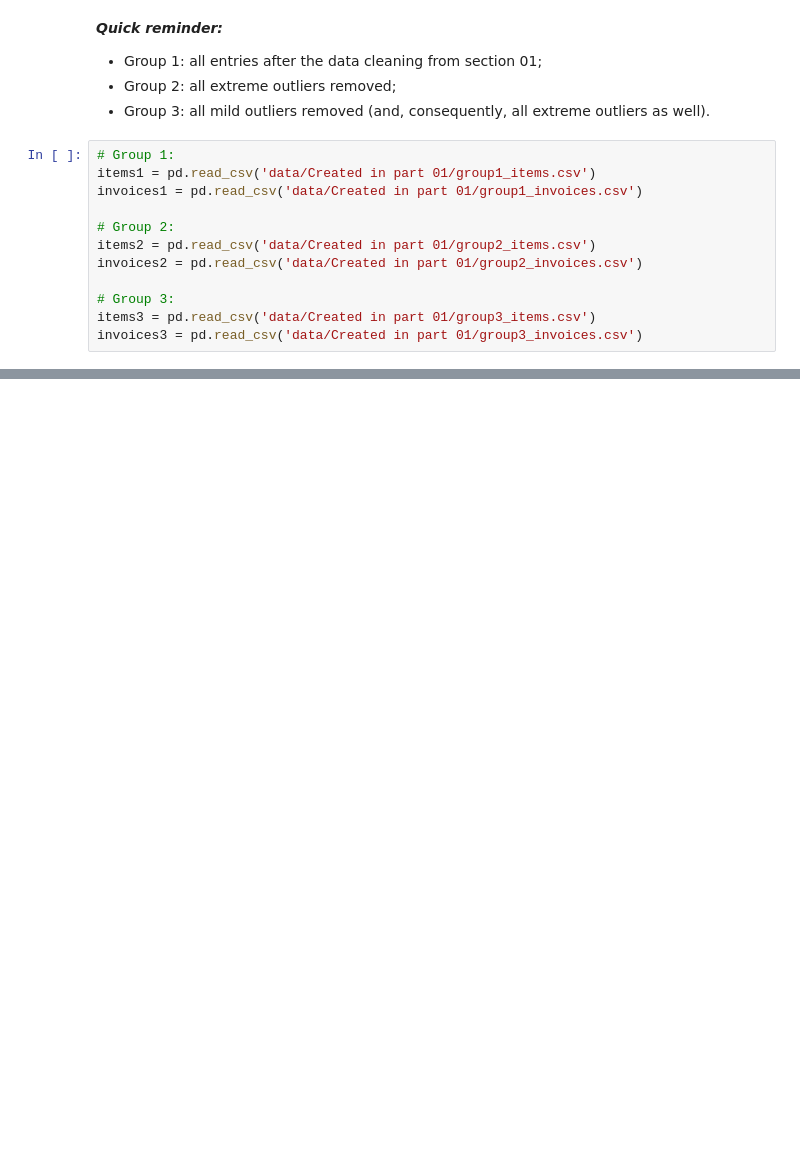
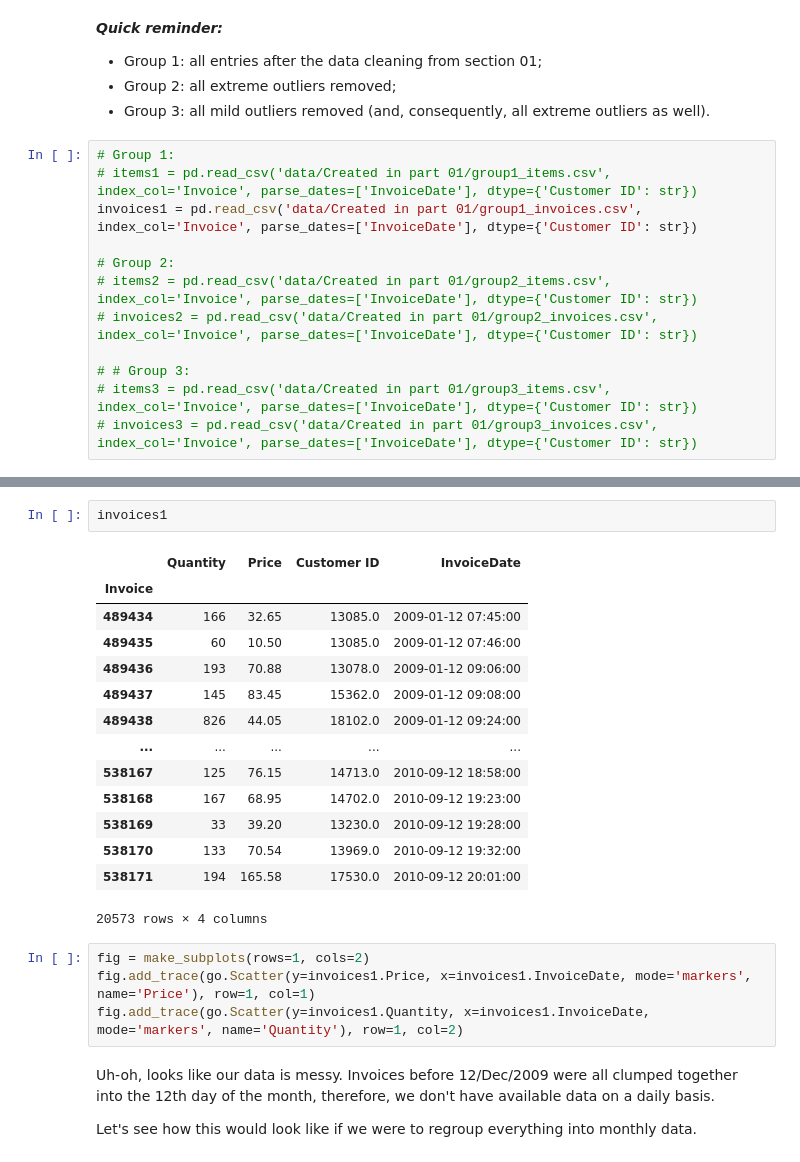
Before and after one commit to igordpm/extracting-insights-from-raw-data, a Jupyter notebook: 02 - Temporal analysis and Streamlit.ipynb, the cells around one changed output, grey strips where cells are left out. Cells and saved outputs as stored; diff of their text form; blank space fills up the shorter version.

Commit message:
feat: monthly visualizations

```diff
--- a/02 - Temporal analysis and Streamlit.ipynb
+++ b/02 - Temporal analysis and Streamlit.ipynb
@@ -11,16 +12,16 @@ from plotly.subplots import make_subplots
 - Group 3: all mild outliers removed (and, consequently, all extreme outliers as well).
 # %%
 # Group 1:
-items1 = pd.read_csv('data/Created in part 01/group1_items.csv')
-invoices1 = pd.read_csv('data/Created in part 01/group1_invoices.csv')
+# items1 = pd.read_csv('data/Created in part 01/group1_items.csv', index_col='Invoice', parse_dates=['InvoiceDate'], dtype={'Customer ID': str})
+invoices1 = pd.read_csv('data/Created in part 01/group1_invoices.csv', index_col='Invoice', parse_dates=['InvoiceDate'], dtype={'Customer ID': str})
 
 # Group 2:
-items2 = pd.read_csv('data/Created in part 01/group2_items.csv')
-invoices2 = pd.read_csv('data/Created in part 01/group2_invoices.csv')
+# items2 = pd.read_csv('data/Created in part 01/group2_items.csv', index_col='Invoice', parse_dates=['InvoiceDate'], dtype={'Customer ID': str})
+# invoices2 = pd.read_csv('data/Created in part 01/group2_invoices.csv', index_col='Invoice', parse_dates=['InvoiceDate'], dtype={'Customer ID': str})
 
-# Group 3:
-items3 = pd.read_csv('data/Created in part 01/group3_items.csv')
-invoices3 = pd.read_csv('data/Created in part 01/group3_invoices.csv')
+# # Group 3:
+# items3 = pd.read_csv('data/Created in part 01/group3_items.csv', index_col='Invoice', parse_dates=['InvoiceDate'], dtype={'Customer ID': str})
+# invoices3 = pd.read_csv('data/Created in part 01/group3_invoices.csv', index_col='Invoice', parse_dates=['InvoiceDate'], dtype={'Customer ID': str})
 # %% [markdown]
 # For this part,
 several graphs will be created. Data scientists are good at managing data and creating all sorts of weird stuff, but all these outputs might look confusing for outsiders. Therefore, [Streamlit](https://streamlit.io/) might come in handy, since it is a powerful tool for dashboard creation.
@@ -30,0 +34,25 @@ Let's get things going:
+# %%
+invoices1
+# %% [output]
+|  | Quantity | Price | Customer ID | InvoiceDate |
+| Invoice |  |  |  |  |
+| 489434 | 166 | 32.65 | 13085.0 | 2009-01-12 07:45:00 |
+| 489435 | 60 | 10.50 | 13085.0 | 2009-01-12 07:46:00 |
+| 489436 | 193 | 70.88 | 13078.0 | 2009-01-12 09:06:00 |
+| 489437 | 145 | 83.45 | 15362.0 | 2009-01-12 09:08:00 |
+| 489438 | 826 | 44.05 | 18102.0 | 2009-01-12 09:24:00 |
+| ... | ... | ... | ... | ... |
+| 538167 | 125 | 76.15 | 14713.0 | 2010-09-12 18:58:00 |
+| 538168 | 167 | 68.95 | 14702.0 | 2010-09-12 19:23:00 |
+| 538169 | 33 | 39.20 | 13230.0 | 2010-09-12 19:28:00 |
+| 538170 | 133 | 70.54 | 13969.0 | 2010-09-12 19:32:00 |
+| 538171 | 194 | 165.58 | 17530.0 | 2010-09-12 20:01:00 |
+20573 rows × 4 columns
+# %%
+fig = make_subplots(rows=1, cols=2)
+fig.add_trace(go.Scatter(y=invoices1.Price, x=invoices1.InvoiceDate, mode='markers', name='Price'), row=1, col=1)
+fig.add_trace(go.Scatter(y=invoices1.Quantity, x=invoices1.InvoiceDate, mode='markers', name='Quantity'), row=1, col=2)
+# %% [markdown]
+Uh-oh, looks like our data is messy. Invoices before 12/Dec/2009 were all clumped together into the 12th day of the month, therefore, we don't have available data on a daily basis.
+
+Let's see how this would look like if we were to regroup everything into monthly data.
```
Also changed, not shown: parts of 17 cells of this notebook, 6 other files.
